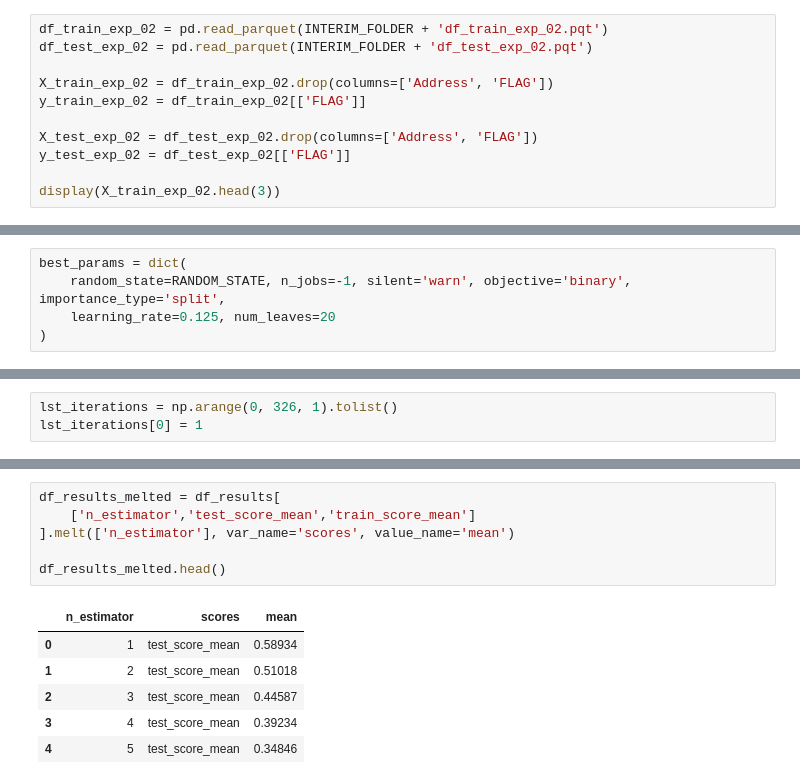
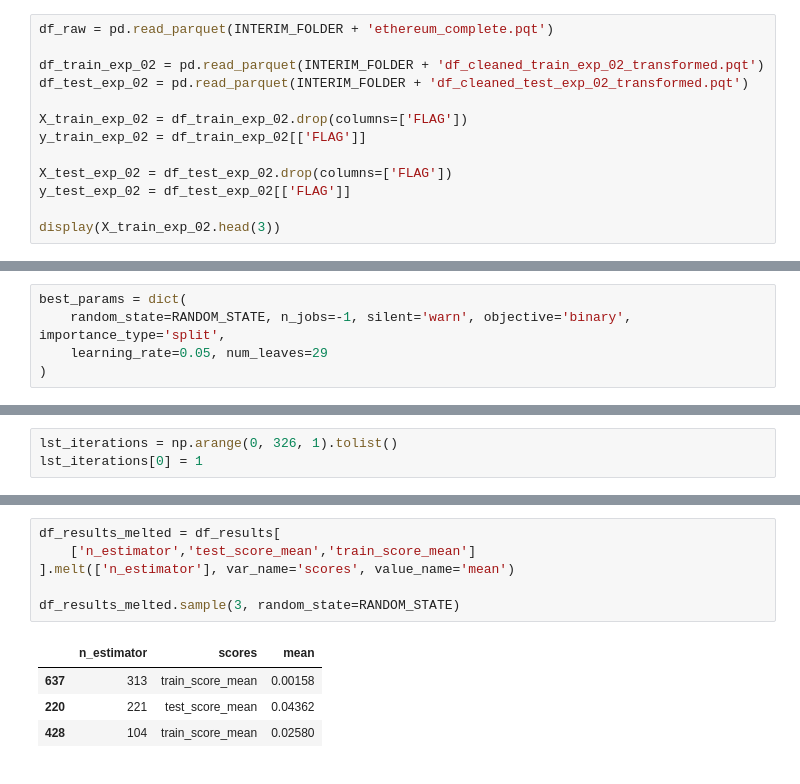
Before and after one commit to guyrux/ethereum_laundering, a Jupyter notebook: notebooks/03-ethereum_modeling_v2-suto.ipynb, the cells around one changed output, grey strips where cells are left out. Drawn from its saved outputs; the diff is of its cells as text.

```diff
--- a/notebooks/03-ethereum_modeling_v2-suto.ipynb
+++ b/notebooks/03-ethereum_modeling_v2-suto.ipynb
@@ -288,13 +93,15 @@ ax.set_ylim(0, df_results_melted['mean'].max()*1.05);
 
 ## Data import
 # %%
-df_train_exp_02 = pd.read_parquet(INTERIM_FOLDER + 'df_train_exp_02.pqt')
-df_test_exp_02 = pd.read_parquet(INTERIM_FOLDER + 'df_test_exp_02.pqt')
+df_raw = pd.read_parquet(INTERIM_FOLDER + 'ethereum_complete.pqt')
 
-X_train_exp_02 = df_train_exp_02.drop(columns=['Address', 'FLAG'])
+df_train_exp_02 = pd.read_parquet(INTERIM_FOLDER + 'df_cleaned_train_exp_02_transformed.pqt')
+df_test_exp_02 = pd.read_parquet(INTERIM_FOLDER + 'df_cleaned_test_exp_02_transformed.pqt')
+
+X_train_exp_02 = df_train_exp_02.drop(columns=['FLAG'])
 y_train_exp_02 = df_train_exp_02[['FLAG']]
 
-X_test_exp_02 = df_test_exp_02.drop(columns=['Address', 'FLAG'])
+X_test_exp_02 = df_test_exp_02.drop(columns=['FLAG'])
 y_test_exp_02 = df_test_exp_02[['FLAG']]
 
 display(X_train_exp_02.head(3))
@@ -377,7 +184,7 @@ y_exp_02 = pd.concat([y_train_exp_02, y_test_exp_02], axis=0)
 # %%
 best_params = dict(
     random_state=RANDOM_STATE, n_jobs=-1, silent='warn', objective='binary', importance_type='split',
-    learning_rate=0.125, num_leaves=20
+    learning_rate=0.05, num_leaves=29
 )
 # %%
 scoring='roc_auc'
@@ -468,14 +279,12 @@ df_results.head()
 # %%
 df_results_melted = df_results[
     ['n_estimator','test_score_mean','train_score_mean']
 ].melt(['n_estimator'], var_name='scores', value_name='mean')
 
-df_results_melted.head()
+df_results_melted.sample(3, random_state=RANDOM_STATE)
 # %% [output]
 |  | n_estimator | scores | mean |
-| 0 | 1 | test_score_mean | 0.58934 |
-| 1 | 2 | test_score_mean | 0.51018 |
-| 2 | 3 | test_score_mean | 0.44587 |
-| 3 | 4 | test_score_mean | 0.39234 |
-| 4 | 5 | test_score_mean | 0.34846 |
+| 637 | 313 | train_score_mean | 0.00158 |
+| 220 | 221 | test_score_mean | 0.04362 |
+| 428 | 104 | train_score_mean | 0.02580 |
 # %%
```
Also changed, not shown: parts of 47 cells of this notebook, 12 other files.
